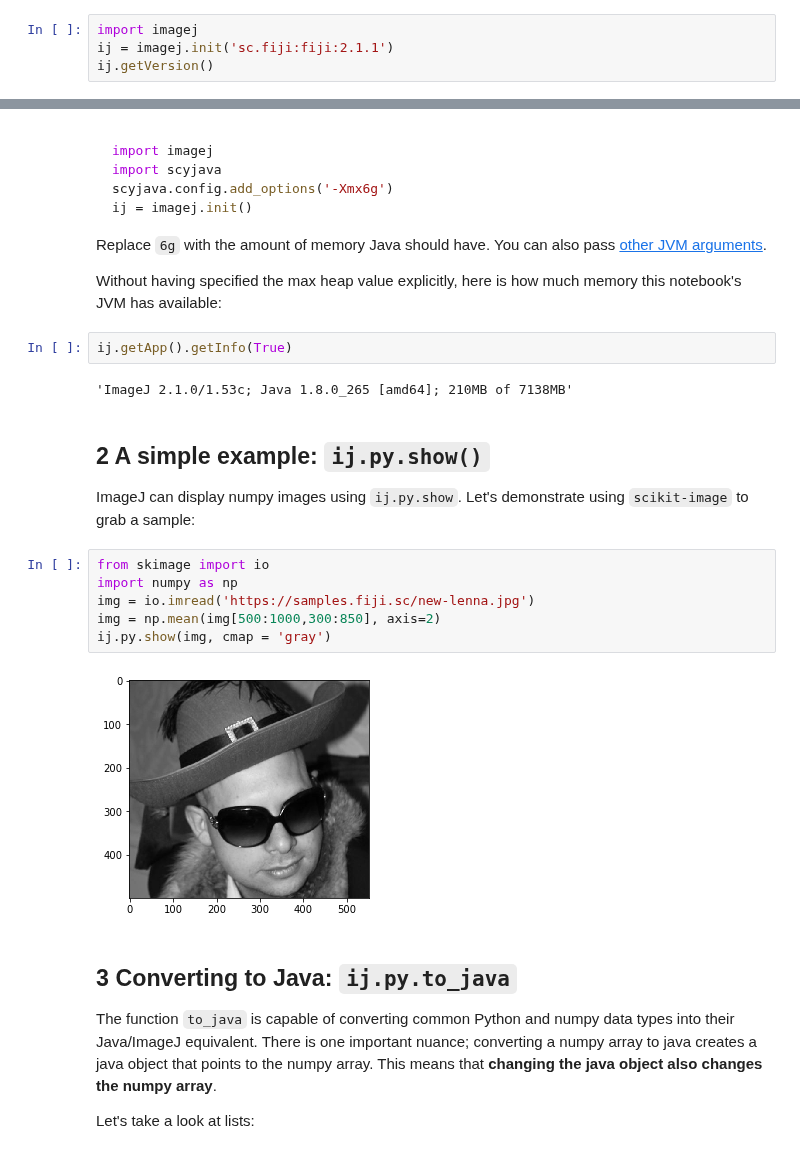
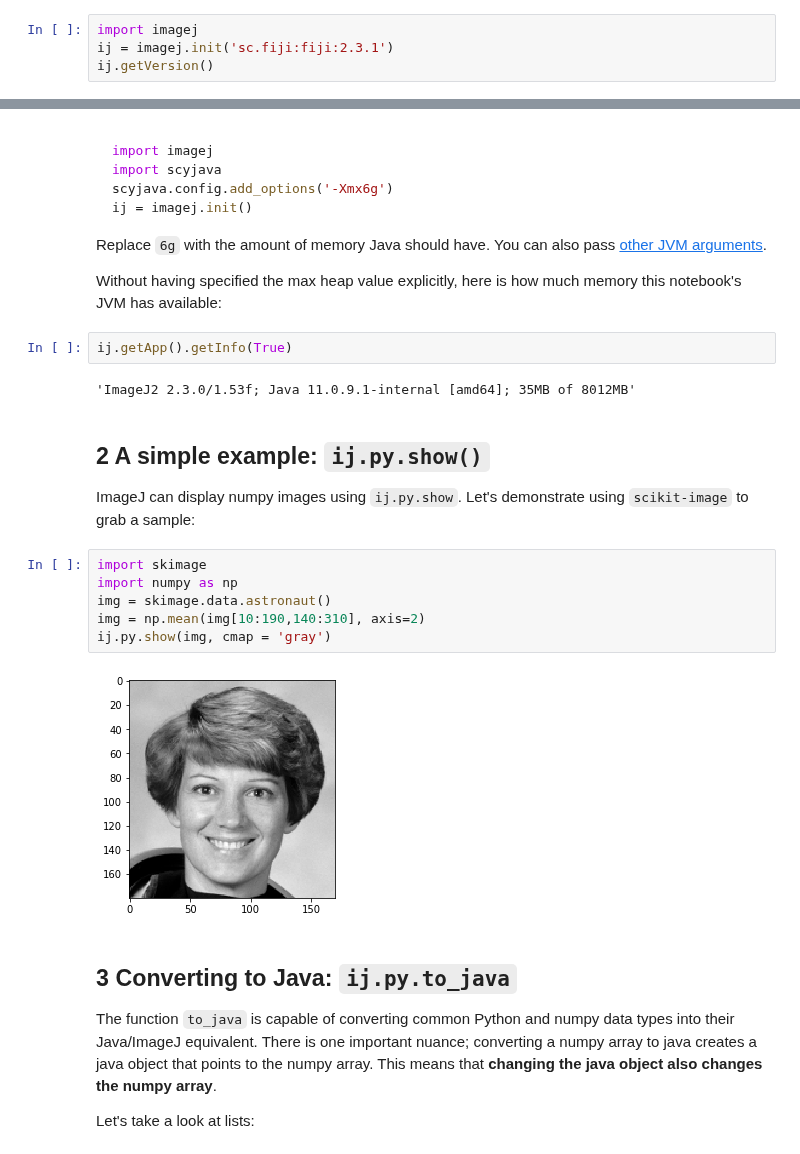
Before and after one commit to imagej/pyimagej, a Jupyter notebook: doc/PyImageJ-Tutorial.ipynb, the cells around one changed output, grey strips where cells are left out. Drawn from its saved outputs; the diff is of its cells as text.

Commit message:
Eliminate usages of new-lenna

```diff
--- a/doc/PyImageJ-Tutorial.ipynb
+++ b/doc/PyImageJ-Tutorial.ipynb
@@ -13,6 +13,6 @@ The [pyimagej](https://pypi.org/project/pyimagej/) module enables access to the
 Let's initialize an ImageJ gateway including Fiji plugins, at a reproducible version:
 # %%
 import imagej
-ij = imagej.init('sc.fiji:fiji:2.1.1')
+ij = imagej.init('sc.fiji:fiji:2.3.1')
 ij.getVersion()
 # %% [output]
@@ -54,19 +54,19 @@ Without having specified the max heap value explicitly, here is how much memory
 # %%
 ij.getApp().getInfo(True)
 # %% [output]
-'ImageJ 2.1.0/1.53c; Java 1.8.0_265 [amd64]; 210MB of 7138MB'
+'ImageJ2 2.3.0/1.53f; Java 11.0.9.1-internal [amd64]; 35MB of 8012MB'
 # %% [markdown]
 ## 2 A simple example: `ij.py.show()`
 
 ImageJ can display numpy images using `ij.py.show`. Let's demonstrate using `scikit-image` to grab a sample:
 # %%
-from skimage import io
+import skimage
 import numpy as np
-img = io.imread('https://samples.fiji.sc/new-lenna.jpg')
-img = np.mean(img[500:1000,300:850], axis=2)
+img = skimage.data.astronaut()
+img = np.mean(img[10:190,140:310], axis=2)
 ij.py.show(img, cmap = 'gray')
 # %% [output]
-[figure, old version]
+[figure, new version]
 # %% [markdown]
 ## 3 Converting to Java: `ij.py.to_java`
 
```
Also changed, not shown: parts of 10 cells of this notebook, 1 other file.
